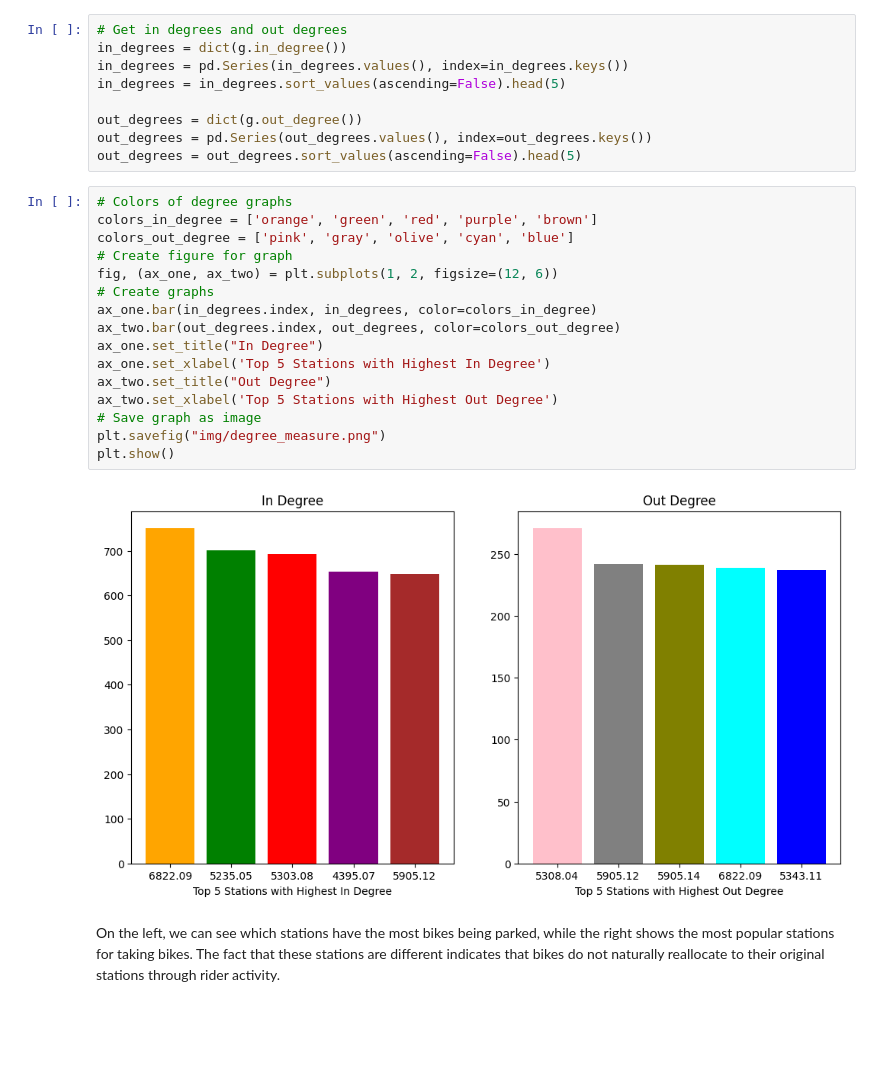
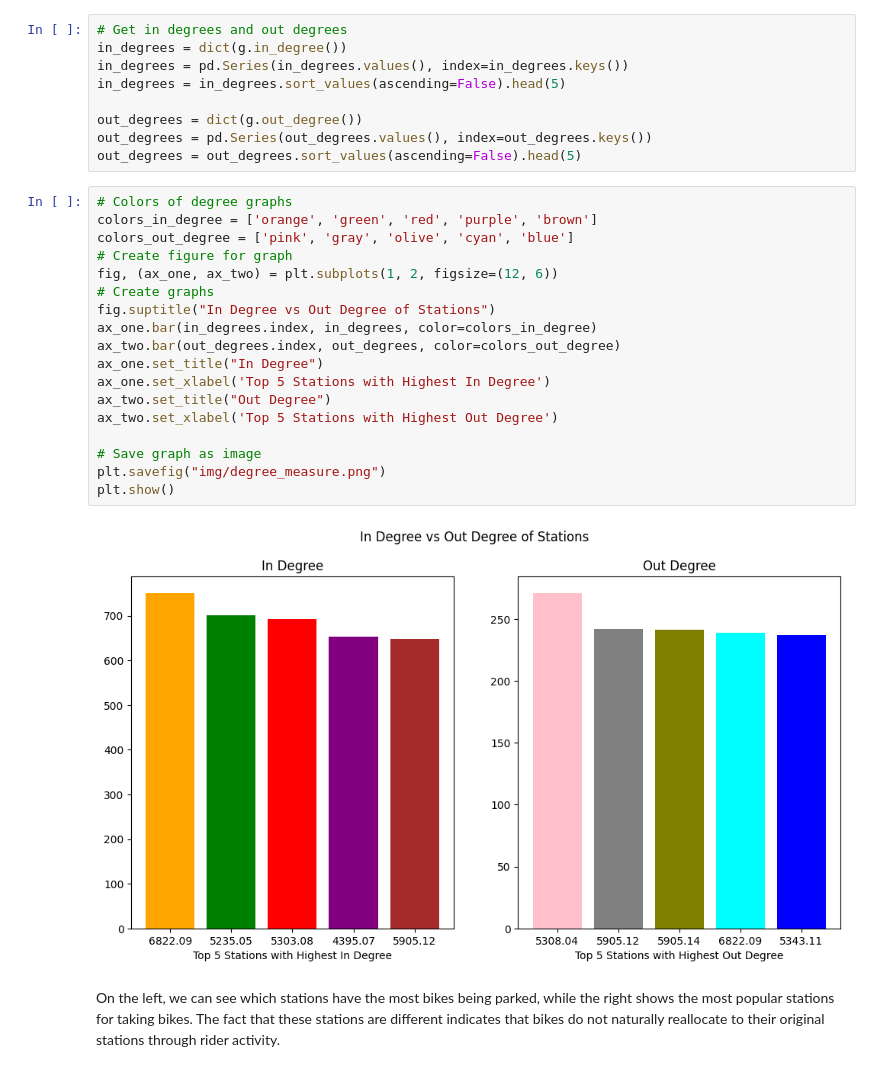
Before and after one commit to Caballesjason/Udacity---Intro-to-Data-Science-Project, a Jupyter notebook: analysis.ipynb, the cells around one changed output. Cells and saved outputs as stored; diff of their text form; blank space fills up the shorter version.

```diff
--- a/analysis.ipynb
+++ b/analysis.ipynb
@@ -280,21 +280,23 @@ out_degrees = out_degrees.sort_values(ascending=False).head(5)
 # %%
 # Colors of degree graphs
 colors_in_degree = ['orange', 'green', 'red', 'purple', 'brown']
 colors_out_degree = ['pink', 'gray', 'olive', 'cyan', 'blue']
 # Create figure for graph
 fig, (ax_one, ax_two) = plt.subplots(1, 2, figsize=(12, 6))
 # Create graphs
+fig.suptitle("In Degree vs Out Degree of Stations")
 ax_one.bar(in_degrees.index, in_degrees, color=colors_in_degree)
 ax_two.bar(out_degrees.index, out_degrees, color=colors_out_degree)
 ax_one.set_title("In Degree")
 ax_one.set_xlabel('Top 5 Stations with Highest In Degree')
 ax_two.set_title("Out Degree")
 ax_two.set_xlabel('Top 5 Stations with Highest Out Degree')
+
 # Save graph as image
 plt.savefig("img/degree_measure.png")
 plt.show()
 # %% [output]
-[figure, old version]
+[figure, new version]
 # %% [markdown]
 On the left, we can see which stations have the most bikes being parked, while the right shows the most popular stations for taking bikes. The fact that these stations are different indicates that bikes do not naturally reallocate to their original stations through rider activity.
 # %% [markdown]
```
Also changed, not shown: 3 other files.
